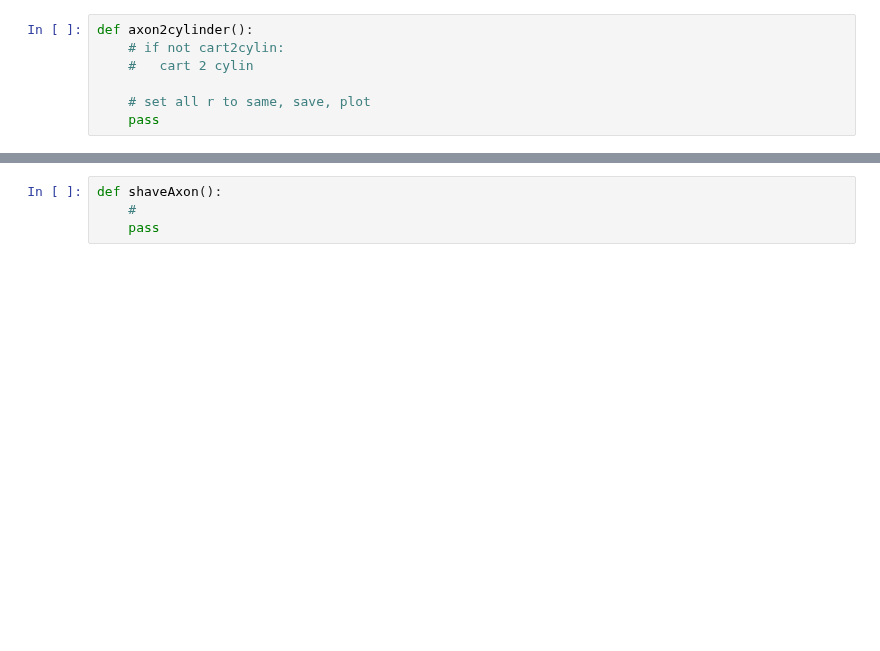
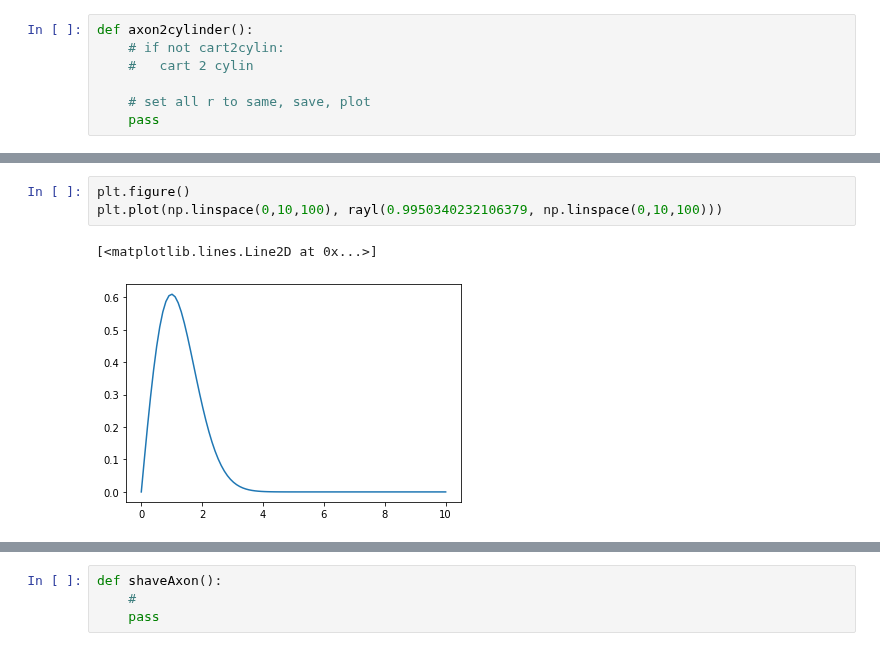
Before and after one commit to Zatyrus/Exercises, a Jupyter notebook: Cylinder.ipynb, the cells around one changed output, grey strips where cells are left out. Saved outputs shown, nothing was run; the diff lists cells and outputs as text; blank space fills up the shorter version.

```diff
--- a/Cylinder.ipynb
+++ b/Cylinder.ipynb
@@ -75,0 +133,6 @@ def axon2cylinder():
+# %%
+plt.figure()
+plt.plot(np.linspace(0,10,100), rayl(0.9950340232106379, np.linspace(0,10,100)))
+# %% [output]
+[<matplotlib.lines.Line2D at 0x...>]
+[figure, added]
```
Also changed, not shown: parts of 10 cells of this notebook.
